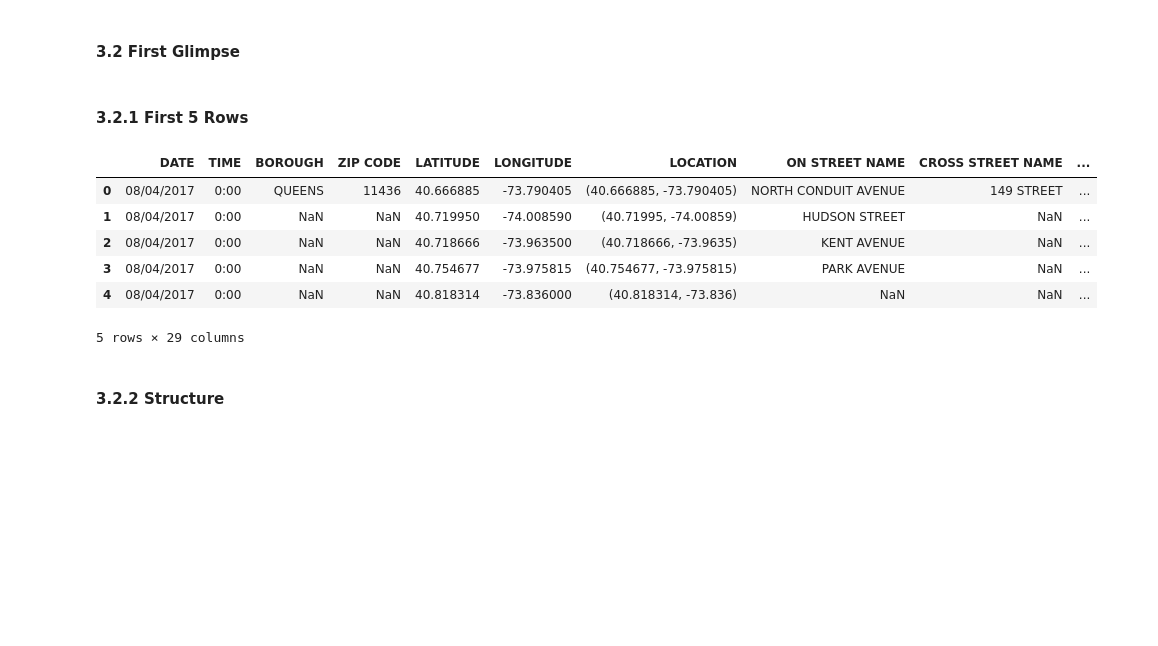
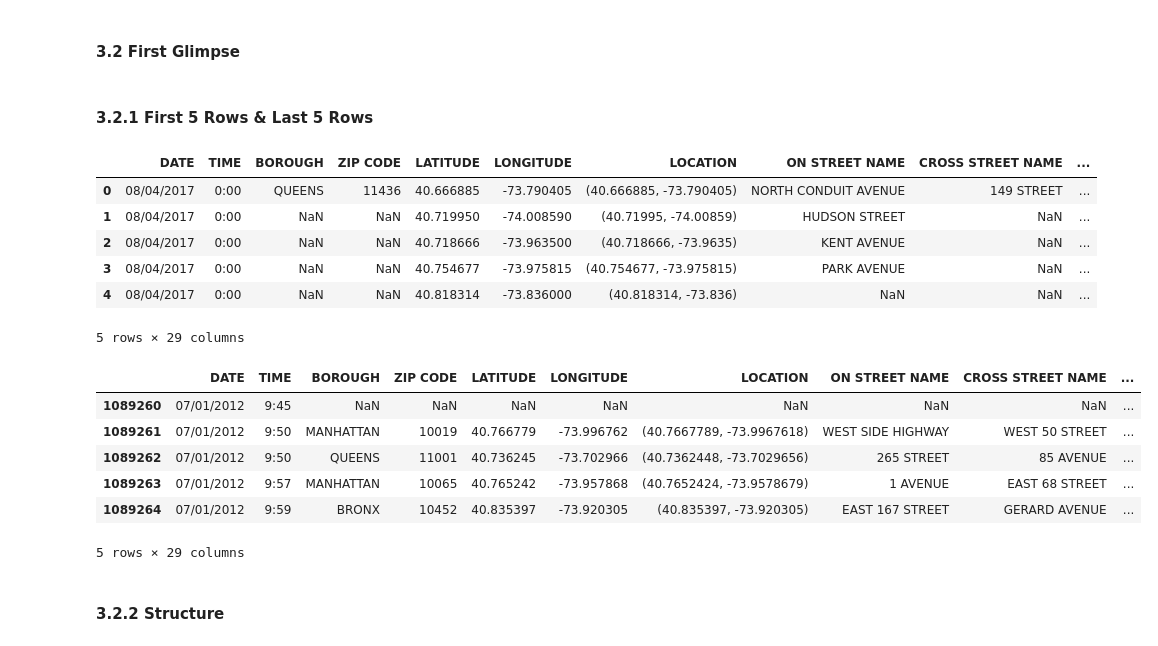
Before and after one commit to couyang24/xperigo, a Jupyter notebook: main-Copy1.ipynb, the cells around one changed output. Drawn from its saved outputs; the diff is of its cells as text; code cells hidden in the pictures; blank space fills up the shorter version.

```diff
--- a/main-Copy1.ipynb
+++ b/main-Copy1.ipynb
@@ -38,17 +46,25 @@ colli = pd.read_csv("input/NYPD_Motor_Vehicle_Collisions.csv")
 # %% [markdown]
 #### 3.2 First Glimpse
 # %% [markdown]
-#### 3.2.1 First 5 Rows
+#### 3.2.1 First 5 Rows & Last 5 Rows
-# %%
-colli.head(5)
-# %% [output]
-|  | DATE | TIME | BOROUGH | ZIP CODE | LATITUDE | LONGITUDE | LOCATION | ON STREET NAME | CROSS STREET NAME | ... |
-| 0 | 08/04/2017 | 0:00 | QUEENS | 11436 | 40.666885 | -73.790405 | (40.666885, -73.790405) | NORTH CONDUIT AVENUE | 149 STREET | ... |
-| 1 | 08/04/2017 | 0:00 | NaN | NaN | 40.719950 | -74.008590 | (40.71995, -74.00859) | HUDSON STREET | NaN | ... |
-| 2 | 08/04/2017 | 0:00 | NaN | NaN | 40.718666 | -73.963500 | (40.718666, -73.9635) | KENT AVENUE | NaN | ... |
-| 3 | 08/04/2017 | 0:00 | NaN | NaN | 40.754677 | -73.975815 | (40.754677, -73.975815) | PARK AVENUE | NaN | ... |
-| 4 | 08/04/2017 | 0:00 | NaN | NaN | 40.818314 | -73.836000 | (40.818314, -73.836) | NaN | NaN | ... |
-5 rows × 29 columns
+# %%
+display(colli.head(5))
+display(colli.tail(5))
+# %% [output]
+|  | DATE | TIME | BOROUGH | ZIP CODE | LATITUDE | LONGITUDE | LOCATION | ON STREET NAME | CROSS STREET NAME | ... |
+| 0 | 08/04/2017 | 0:00 | QUEENS | 11436 | 40.666885 | -73.790405 | (40.666885, -73.790405) | NORTH CONDUIT AVENUE | 149 STREET | ... |
+| 1 | 08/04/2017 | 0:00 | NaN | NaN | 40.719950 | -74.008590 | (40.71995, -74.00859) | HUDSON STREET | NaN | ... |
+| 2 | 08/04/2017 | 0:00 | NaN | NaN | 40.718666 | -73.963500 | (40.718666, -73.9635) | KENT AVENUE | NaN | ... |
+| 3 | 08/04/2017 | 0:00 | NaN | NaN | 40.754677 | -73.975815 | (40.754677, -73.975815) | PARK AVENUE | NaN | ... |
+| 4 | 08/04/2017 | 0:00 | NaN | NaN | 40.818314 | -73.836000 | (40.818314, -73.836) | NaN | NaN | ... |
+5 rows × 29 columns
+|  | DATE | TIME | BOROUGH | ZIP CODE | LATITUDE | LONGITUDE | LOCATION | ON STREET NAME | CROSS STREET NAME | ... |
+| 1089260 | 07/01/2012 | 9:45 | NaN | NaN | NaN | NaN | NaN | NaN | NaN | ... |
+| 1089261 | 07/01/2012 | 9:50 | MANHATTAN | 10019 | 40.766779 | -73.996762 | (40.7667789, -73.9967618) | WEST SIDE HIGHWAY | WEST 50 STREET | ... |
+| 1089262 | 07/01/2012 | 9:50 | QUEENS | 11001 | 40.736245 | -73.702966 | (40.7362448, -73.7029656) | 265 STREET | 85 AVENUE | ... |
+| 1089263 | 07/01/2012 | 9:57 | MANHATTAN | 10065 | 40.765242 | -73.957868 | (40.7652424, -73.9578679) | 1 AVENUE | EAST 68 STREET | ... |
+| 1089264 | 07/01/2012 | 9:59 | BRONX | 10452 | 40.835397 | -73.920305 | (40.835397, -73.920305) | EAST 167 STREET | GERARD AVENUE | ... |
+5 rows × 29 columns
 # %% [markdown]
 #### 3.2.2 Structure
 # %%
```
Also changed, not shown: parts of 10 cells of this notebook, 3 other files.
